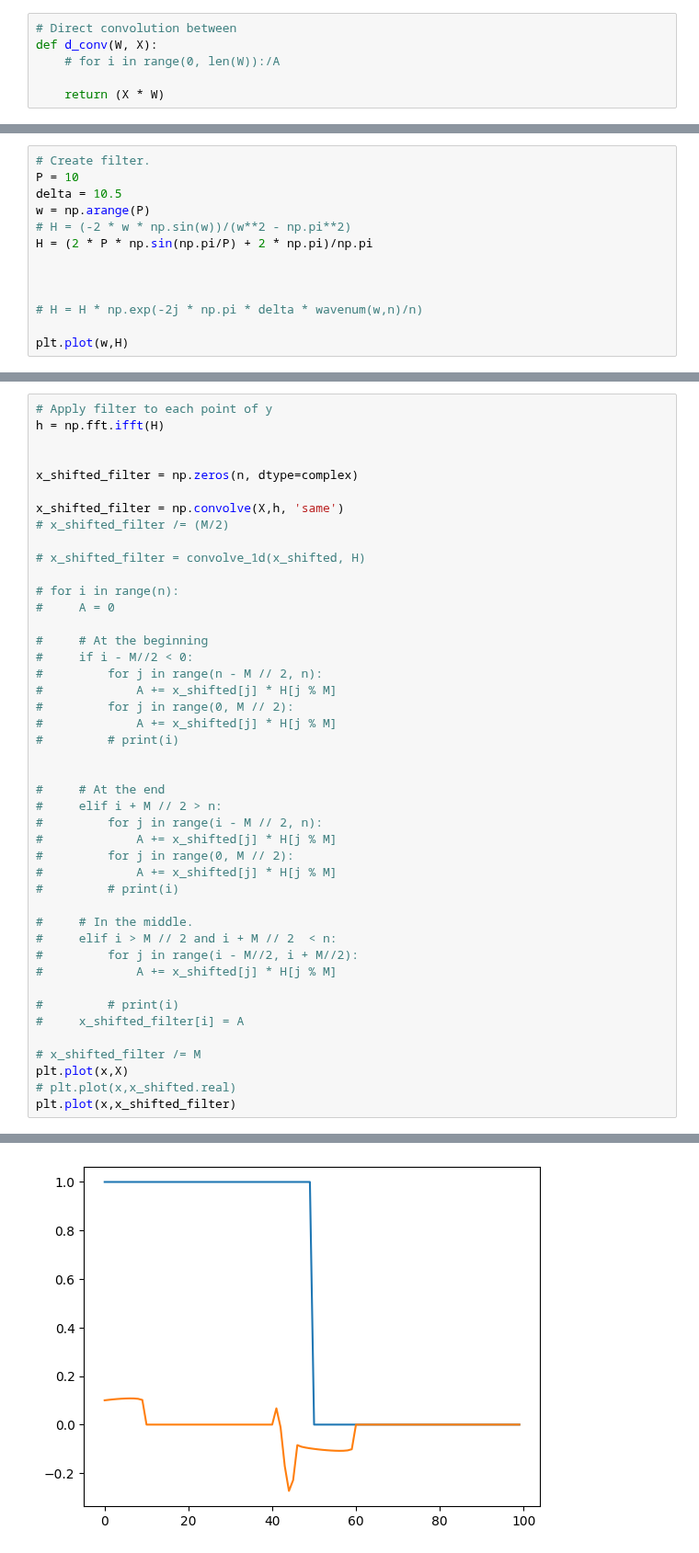
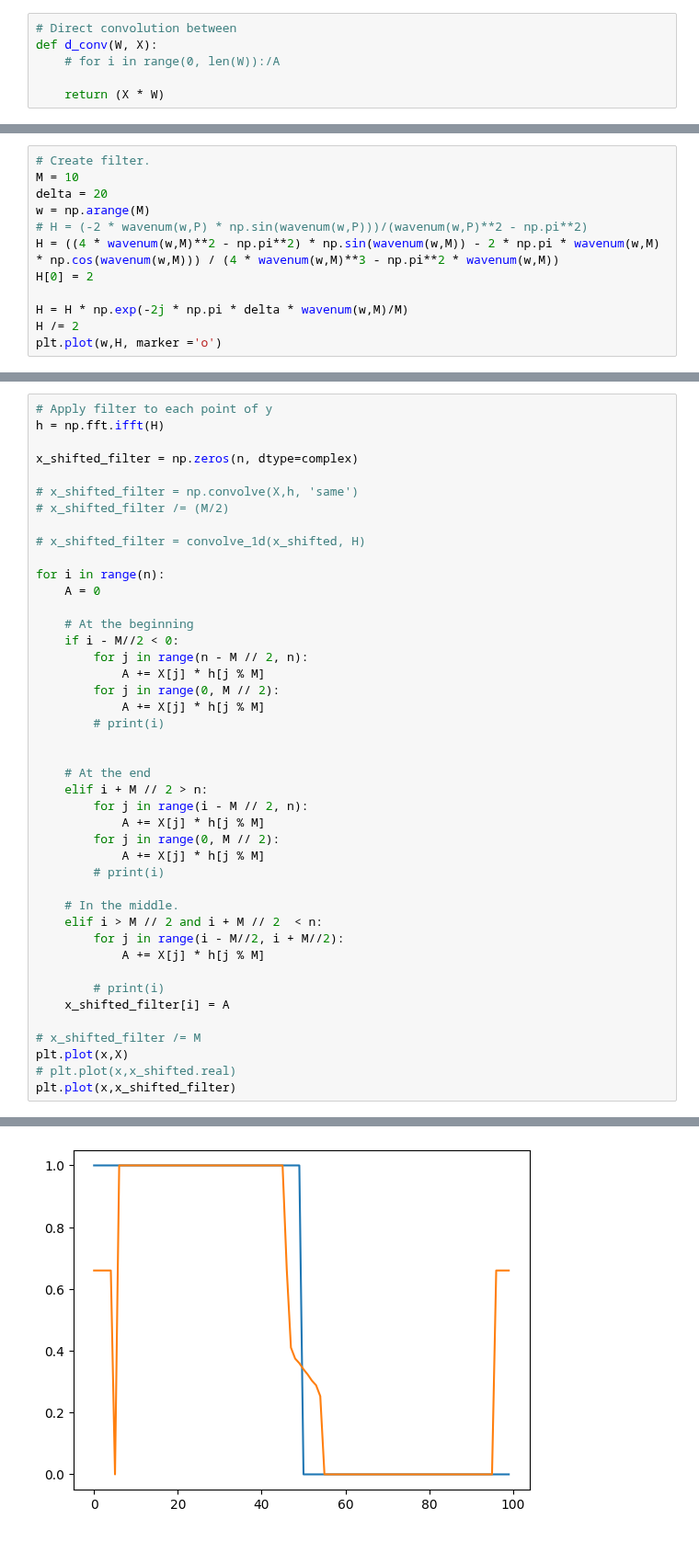
Before and after one commit to DylanReidRamelli/Bachelor-Project-2023, a Jupyter notebook: notebook/direct_convolution.ipynb, the cells around one changed output, grey strips where cells are left out. Shown at 92% size. Drawn from its saved outputs; the diff is of its cells as text.

```diff
--- a/notebook/direct_convolution.ipynb
+++ b/notebook/direct_convolution.ipynb
@@ -22,16 +22,15 @@ plt.plot(x,X, marker ='o')
 [figure]
 # %%
 # Create filter.
-P = 10
-delta = 10.5
-w = np.arange(P)
-# H = (-2 * w * np.sin(w))/(w**2 - np.pi**2)
-H = (2 * P * np.sin(np.pi/P) + 2 * np.pi)/np.pi
+M = 10
+delta = 20
+w = np.arange(M)
+# H = (-2 * wavenum(w,P) * np.sin(wavenum(w,P)))/(wavenum(w,P)**2 - np.pi**2)
+H = ((4 * wavenum(w,M)**2 - np.pi**2) * np.sin(wavenum(w,M)) - 2 * np.pi * wavenum(w,M) * np.cos(wavenum(w,M))) / (4 * wavenum(w,M)**3 - np.pi**2 * wavenum(w,M))
+H[0] = 2
 
-
-
-# H = H * np.exp(-2j * np.pi * delta * wavenum(w,n)/n)
-
-plt.plot(w,H)
+H = H * np.exp(-2j * np.pi * delta * wavenum(w,M)/M)
+H /= 2
+plt.plot(w,H, marker ='o')
 # %% [output]
 [<matplotlib.lines.Line2D at 0x...>]
@@ -39,47 +38,46 @@ plt.plot(w,H)
 # %%
 # Apply filter to each point of y
 h = np.fft.ifft(H)
 
-
 x_shifted_filter = np.zeros(n, dtype=complex)
 
-x_shifted_filter = np.convolve(X,h, 'same')
+# x_shifted_filter = np.convolve(X,h, 'same')
 # x_shifted_filter /= (M/2)
 
 # x_shifted_filter = convolve_1d(x_shifted, H)
 
-# for i in range(n):
-#     A = 0
+for i in range(n):
+    A = 0
 
-#     # At the beginning
-#     if i - M//2 < 0:
-#         for j in range(n - M // 2, n):
-#             A += x_shifted[j] * H[j % M]
-#         for j in range(0, M // 2):
-#             A += x_shifted[j] * H[j % M]
-#         # print(i)
+    # At the beginning
+    if i - M//2 < 0:
+        for j in range(n - M // 2, n):
+            A += X[j] * h[j % M]
+        for j in range(0, M // 2):
+            A += X[j] * h[j % M]
+        # print(i)
 
 
-#     # At the end
-#     elif i + M // 2 > n:
-#         for j in range(i - M // 2, n):
-#             A += x_shifted[j] * H[j % M]
-#         for j in range(0, M // 2):
-#             A += x_shifted[j] * H[j % M]
-#         # print(i)
+    # At the end
+    elif i + M // 2 > n:
+        for j in range(i - M // 2, n):
+            A += X[j] * h[j % M]
+        for j in range(0, M // 2):
+            A += X[j] * h[j % M]
+        # print(i)
 
-#     # In the middle.
-#     elif i > M // 2 and i + M // 2  < n:
-#         for j in range(i - M//2, i + M//2):
-#             A += x_shifted[j] * H[j % M]
+    # In the middle.
+    elif i > M // 2 and i + M // 2  < n:
+        for j in range(i - M//2, i + M//2):
+            A += X[j] * h[j % M]
 
-#         # print(i)
-#     x_shifted_filter[i] = A
+        # print(i)
+    x_shifted_filter[i] = A
 
 # x_shifted_filter /= M
 plt.plot(x,X)
 # plt.plot(x,x_shifted.real)
 plt.plot(x,x_shifted_filter)
 # %% [output]
 [<matplotlib.lines.Line2D at 0x...>]
-[figure, old version]
+[figure, new version]
```
Also changed, not shown: parts of 1 cell of this notebook, 1 other file.
